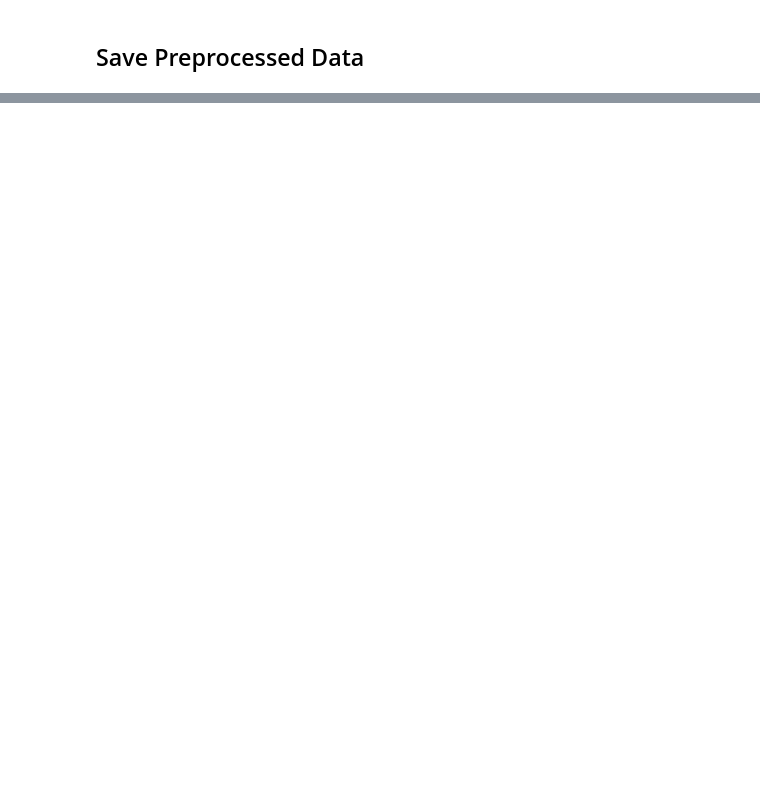
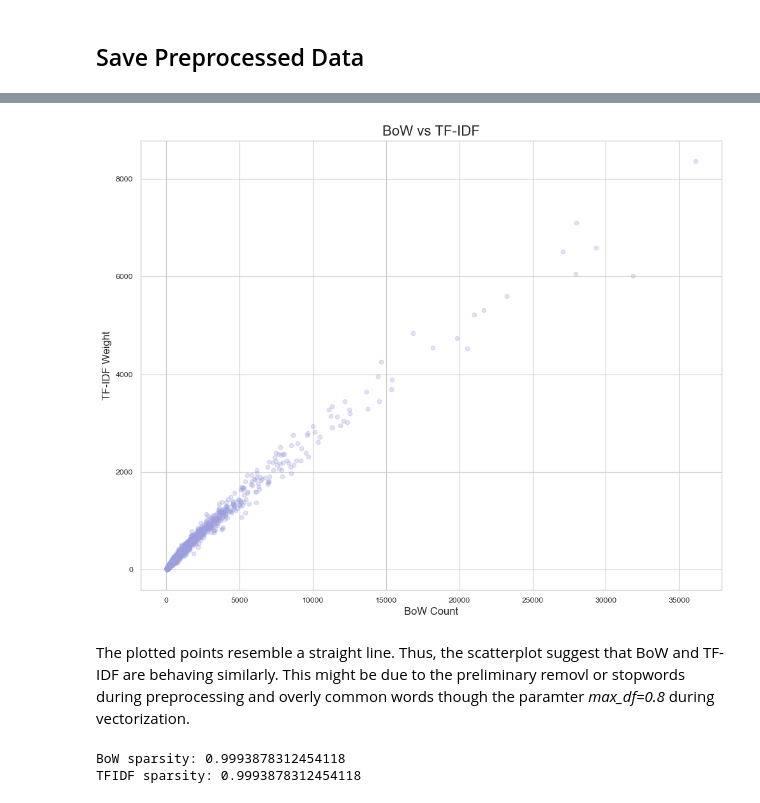
Before and after one commit to svenj-a/Topic_Modeling, a Jupyter notebook: Preprocessing.ipynb, the cells around one changed output, grey strips where cells are left out. Drawn from its saved outputs; the diff is of its cells as text; code cells hidden in the pictures; blank space fills up the shorter version.

```diff
--- a/Preprocessing.ipynb
+++ b/Preprocessing.ipynb
@@ -541,0 +681,35 @@ df.to_pickle("data/preprocessed_data.pkl")
+# %%
+bow_sum = np.array(X_bow.sum(axis=0)).flatten()
+tfidf_sum = np.array(X_tfidf.sum(axis=0)).flatten()
+
+color = plt.get_cmap('tab20b')(3)
+
+plt.figure(figsize=(10, 8))
+plt.scatter(bow_sum, tfidf_sum, alpha=0.3, color=color)
+
+plt.xlabel("BoW Count", fontsize=12)
+plt.ylabel("TF-IDF Weight", fontsize=12)
+plt.title("BoW vs TF-IDF", fontsize=16)
+
+plt.tight_layout()
+
+plt.savefig('viz/Vectorizer_Comparison_scatter.png', dpi=300)
+plt.show()
+# %% [output]
+[figure, added]
+# %% [markdown]
+The plotted points resemble a straight line. Thus, the scatterplot suggest that BoW and TF-IDF are behaving similarly. This might be due to the preliminary removl or stopwords during preprocessing and overly common words though the paramter *max_df=0.8* during vectorization.
+# %%
+bow_sparsity = 1 - X_bow.nnz / (
+    X_bow.shape[0] * X_bow.shape[1]
+)
+
+tfidf_sparsity = 1 - X_tfidf.nnz / (
+    X_tfidf.shape[0] * X_tfidf.shape[1]
+)
+
+print("BoW sparsity:", bow_sparsity)
+print("TFIDF sparsity:", tfidf_sparsity)
+# %% [output]
+BoW sparsity: 0.9993878312454118
+TFIDF sparsity: 0.9993878312454118
```
Also changed, not shown: parts of 9 cells of this notebook, 6 other files.
